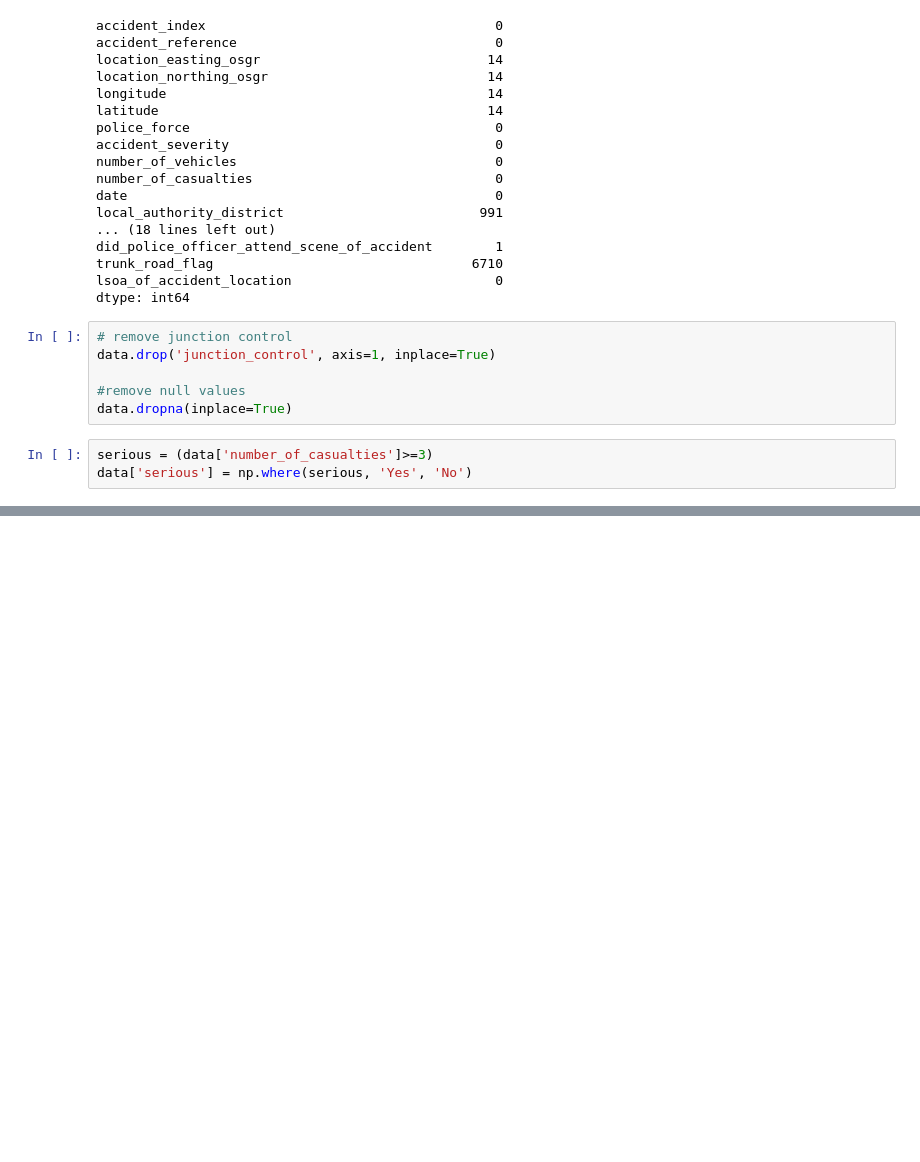
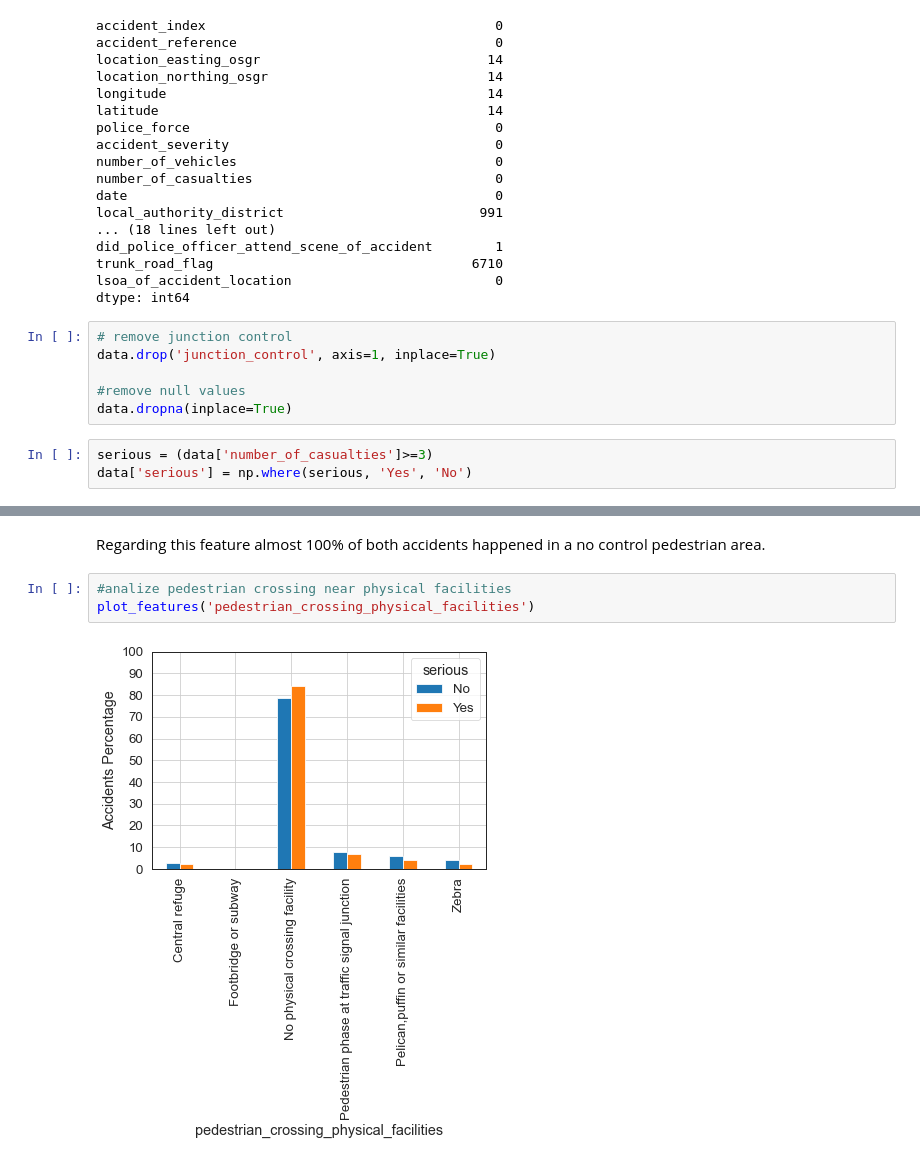
Before and after one commit to vivianetrindade/data_analysis_car_accidents, a Jupyter notebook: high fatality accidents/accidents.ipynb, the cells around one changed output, grey strips where cells are left out. Drawn from its saved outputs; the diff is of its cells as text; blank space fills up the shorter version.

```diff
--- a/high fatality accidents/accidents.ipynb
+++ b/high fatality accidents/accidents.ipynb
@@ -424,0 +448,7 @@ def plot_features(column):
+# %% [markdown]
+Regarding this feature almost 100% of both accidents happened in a no control pedestrian area.
+# %%
+#analize pedestrian crossing near physical facilities
+plot_features('pedestrian_crossing_physical_facilities')
+# %% [output]
+[figure, added]
```
Also changed, not shown: parts of 20 cells of this notebook.
